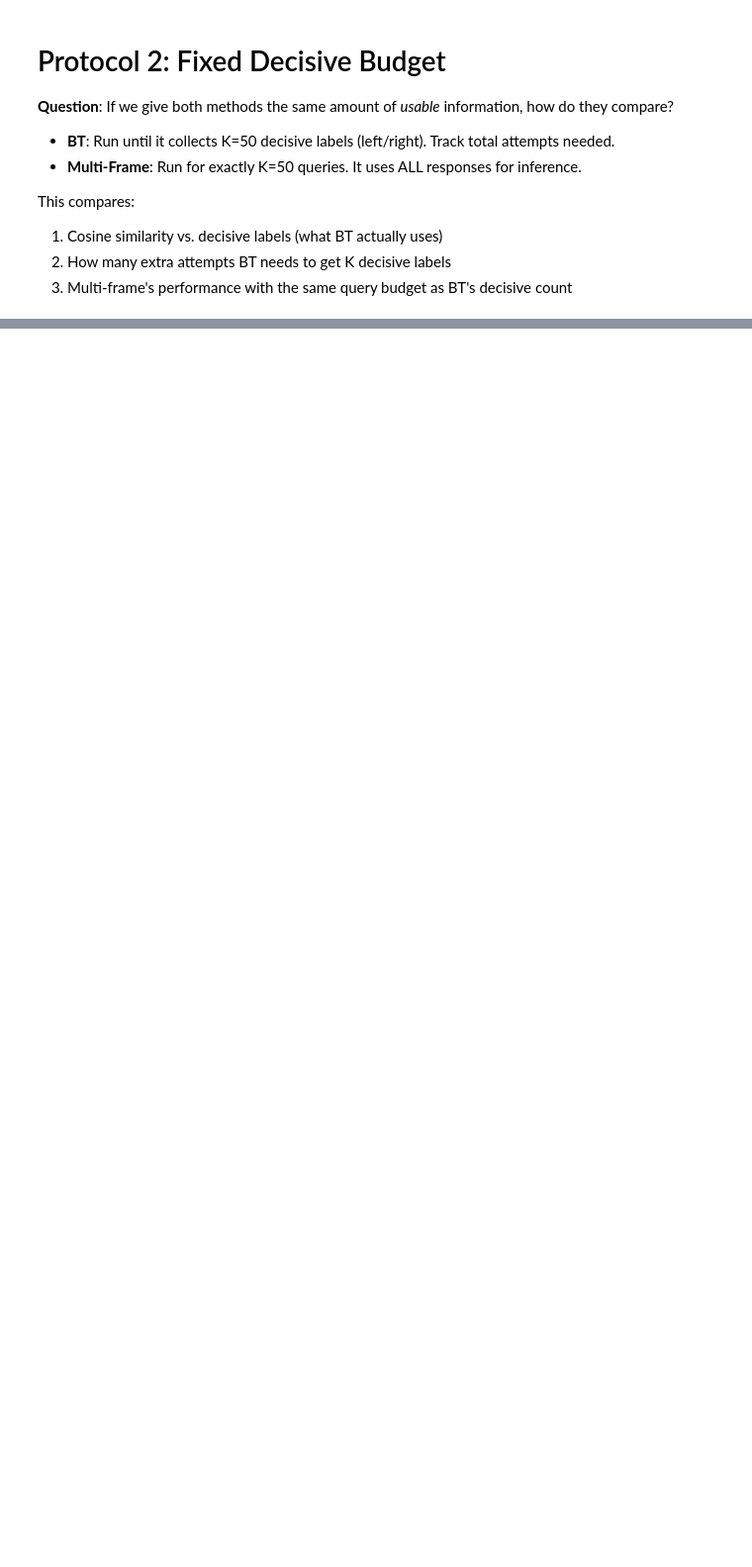
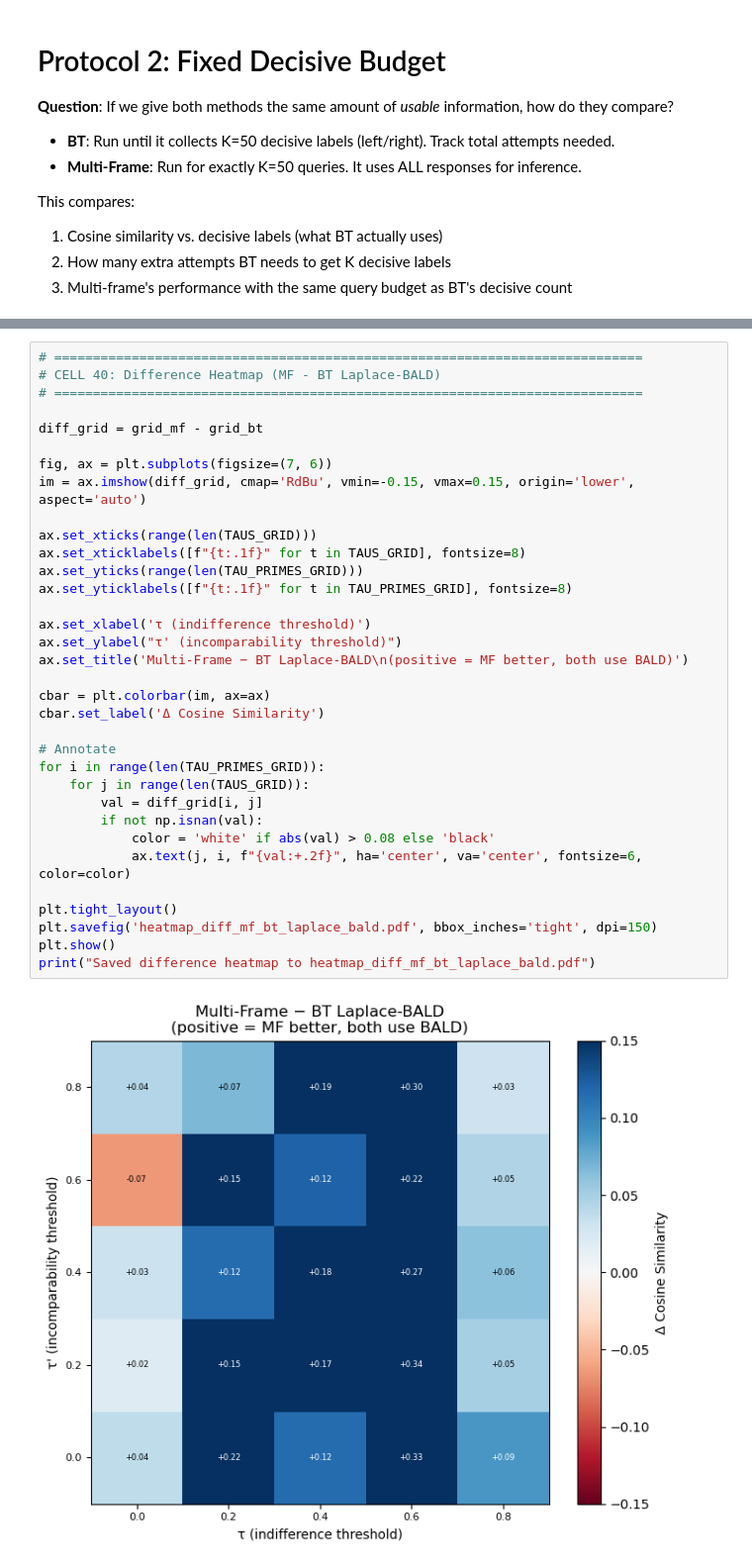
Before and after one commit to michelleeesi/topmodel, a Jupyter notebook: learning-algo/bt_vs_multiframe_experiment.ipynb, the cells around one changed output, grey strips where cells are left out. Shown at 99% size. Drawn from its saved outputs; the diff is of its cells as text; blank space fills up the shorter version.

```diff
--- a/learning-algo/bt_vs_multiframe_experiment.ipynb
+++ b/learning-algo/bt_vs_multiframe_experiment.ipynb
@@ -1429,0 +3209,36 @@ print("\n" + "=" * 70)
+# %%
+# ============================================================================
+# CELL 40: Difference Heatmap (MF - BT Laplace-BALD)
+# ============================================================================
+
+diff_grid = grid_mf - grid_bt
+
+fig, ax = plt.subplots(figsize=(7, 6))
+im = ax.imshow(diff_grid, cmap='RdBu', vmin=-0.15, vmax=0.15, origin='lower', aspect='auto')
+
+ax.set_xticks(range(len(TAUS_GRID)))
+ax.set_xticklabels([f"{t:.1f}" for t in TAUS_GRID], fontsize=8)
+ax.set_yticks(range(len(TAU_PRIMES_GRID)))
+ax.set_yticklabels([f"{t:.1f}" for t in TAU_PRIMES_GRID], fontsize=8)
+
+ax.set_xlabel('τ (indifference threshold)')
+ax.set_ylabel("τ' (incomparability threshold)")
+ax.set_title('Multi-Frame − BT Laplace-BALD\n(positive = MF better, both use BALD)')
+
+cbar = plt.colorbar(im, ax=ax)
+cbar.set_label('Δ Cosine Similarity')
+
+# Annotate
+for i in range(len(TAU_PRIMES_GRID)):
+    for j in range(len(TAUS_GRID)):
+        val = diff_grid[i, j]
+        if not np.isnan(val):
+            color = 'white' if abs(val) > 0.08 else 'black'
+            ax.text(j, i, f"{val:+.2f}", ha='center', va='center', fontsize=6, color=color)
+
+plt.tight_layout()
+plt.savefig('heatmap_diff_mf_bt_laplace_bald.pdf', bbox_inches='tight', dpi=150)
+plt.show()
+print("Saved difference heatmap to heatmap_diff_mf_bt_laplace_bald.pdf")
+# %% [output]
+[figure, added]
```
Also changed, not shown: parts of 31 cells of this notebook, 17 other files.
